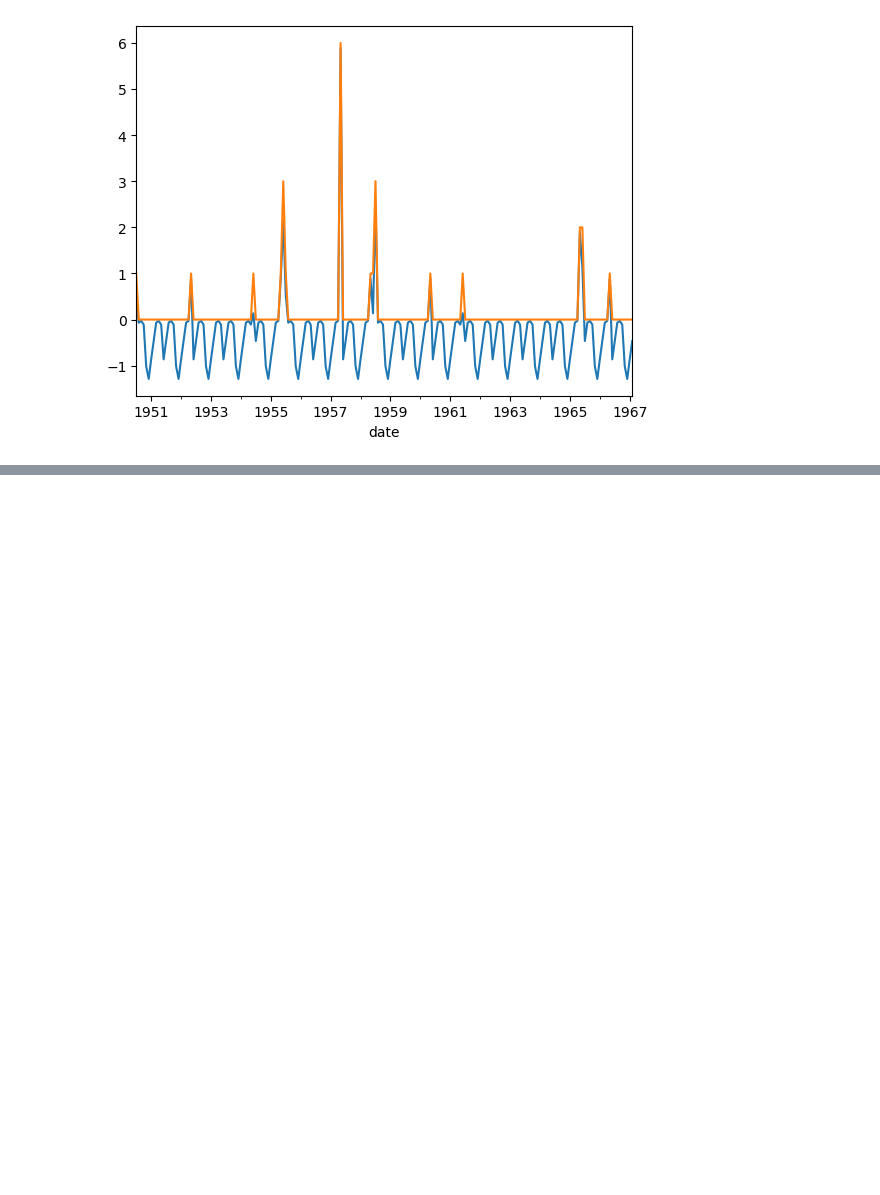
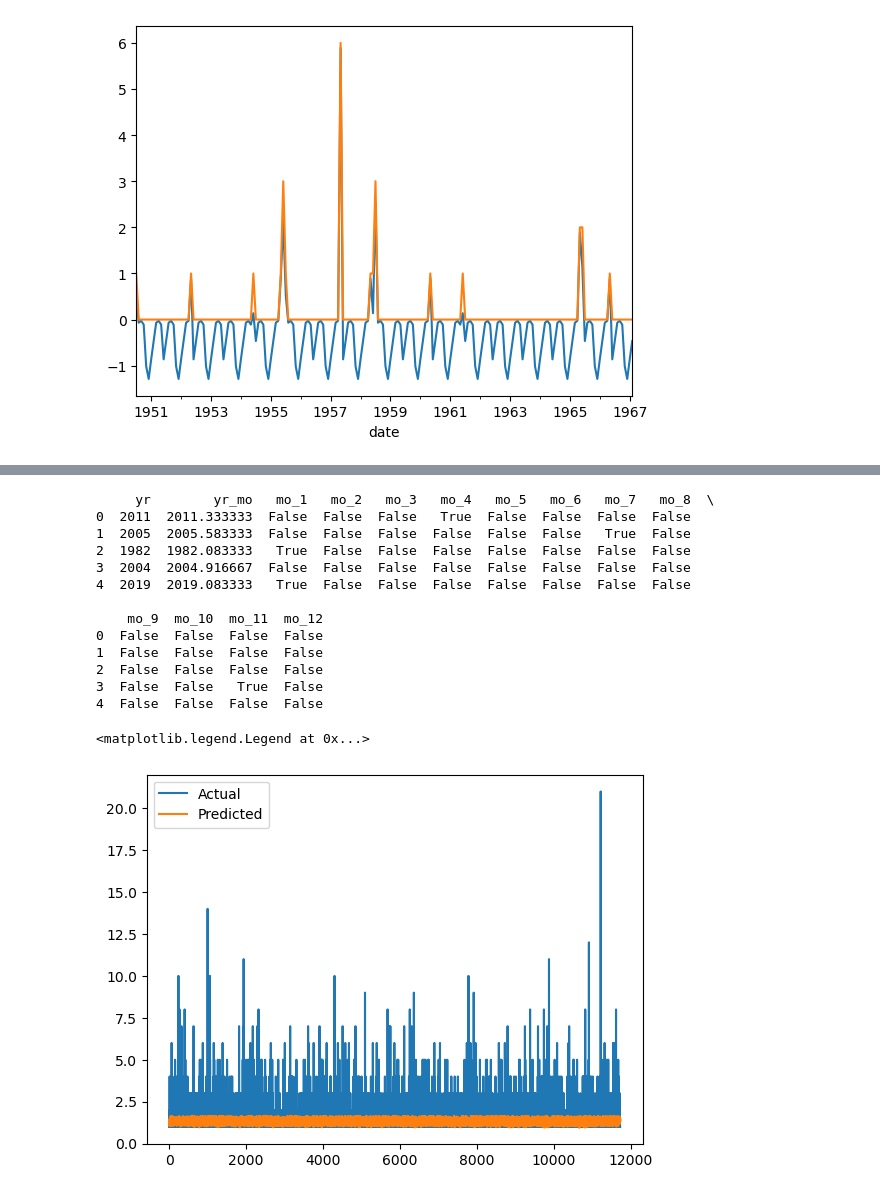
Before and after one commit to kmorhun/disasters_and_politics, a Jupyter notebook: src/overview_and_time_series_2.ipynb, the cells around one changed output, grey strips where cells are left out. Drawn from its saved outputs; the diff is of its cells as text; code cells hidden in the pictures; blank space fills up the shorter version.

```diff
--- a/src/overview_and_time_series_2.ipynb
+++ b/src/overview_and_time_series_2.ipynb
@@ -325,0 +328,7 @@ county_monthly[:200].plot()
+# %%
+data_tornados_by_county_time = data_tornado.groupby('GEOID')[['yr', 'mo']].value_counts()
+
+#convert indices to columns
+data_tornados_by_county_time = data_tornados_by_county_time.reset_index()
+data_tornados_by_county_time['yr_mo'] = (data_tornados_by_county_time['yr'] + data_tornados_by_county_time['mo']/12)
+data_tornados_by_county_time
@@ -325,0 +349,4 @@ county_monthly[:200].plot()
+# %%
+#create dummy variables for the months
+data_tornado_month_dummies = pd.get_dummies(data_tornados_by_county_time, columns=['mo'])
+data_tornado_month_dummies.head()
@@ -325,0 +360,38 @@ county_monthly[:200].plot()
+# %%
+#fit a linear regression model to the data
+from sklearn.linear_model import LinearRegression
+from sklearn.model_selection import train_test_split
+from sklearn.metrics import mean_squared_error
+
+X = data_tornado_month_dummies.drop(columns=['GEOID', 'count'])
+print(X.head())
+y = data_tornado_month_dummies['count']
+
+X_train, X_test, y_train, y_test = train_test_split(X, y, test_size=0.2)
+
+model = LinearRegression()
+model.fit(X_train, y_train)
+
+y_pred = model.predict(X_test)
+mean_squared_error(y_test, y_pred)
+
+#plot actual counts and predicted counts
+plt.plot(y_test.values)
+plt.plot(y_pred)
+plt.legend(['Actual', 'Predicted'])
+# %% [output]
+     yr        yr_mo   mo_1   mo_2   mo_3   mo_4   mo_5   mo_6   mo_7   mo_8  \
+0  2011  2011.333333  False  False  False   True  False  False  False  False
+1  2005  2005.583333  False  False  False  False  False  False   True  False
+2  1982  1982.083333   True  False  False  False  False  False  False  False
+3  2004  2004.916667  False  False  False  False  False  False  False  False
+4  2019  2019.083333   True  False  False  False  False  False  False  False
+
+    mo_9  mo_10  mo_11  mo_12
+0  False  False  False  False
+1  False  False  False  False
+2  False  False  False  False
+3  False  False   True  False
+4  False  False  False  False
+<matplotlib.legend.Legend at 0x...>
+[figure, added]
```
Also changed, not shown: parts of 5 cells of this notebook.
